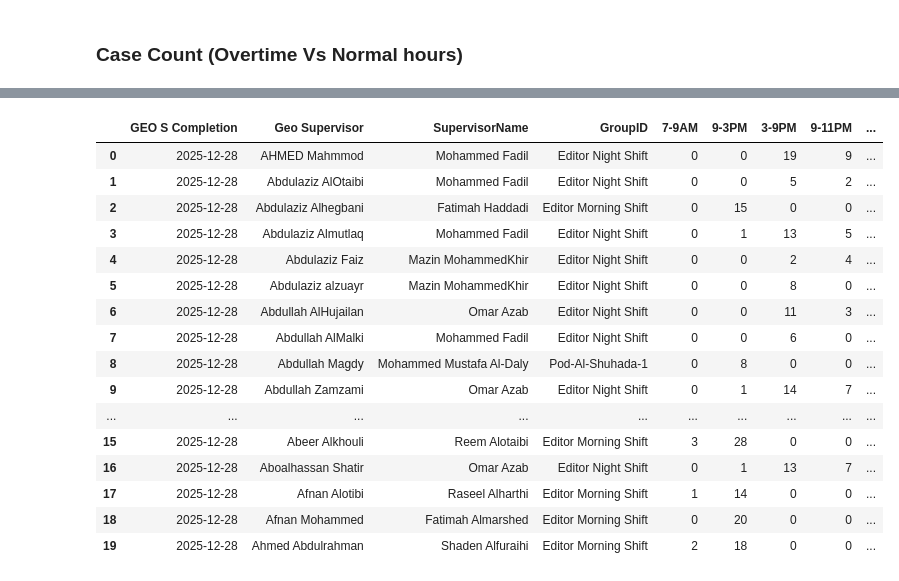
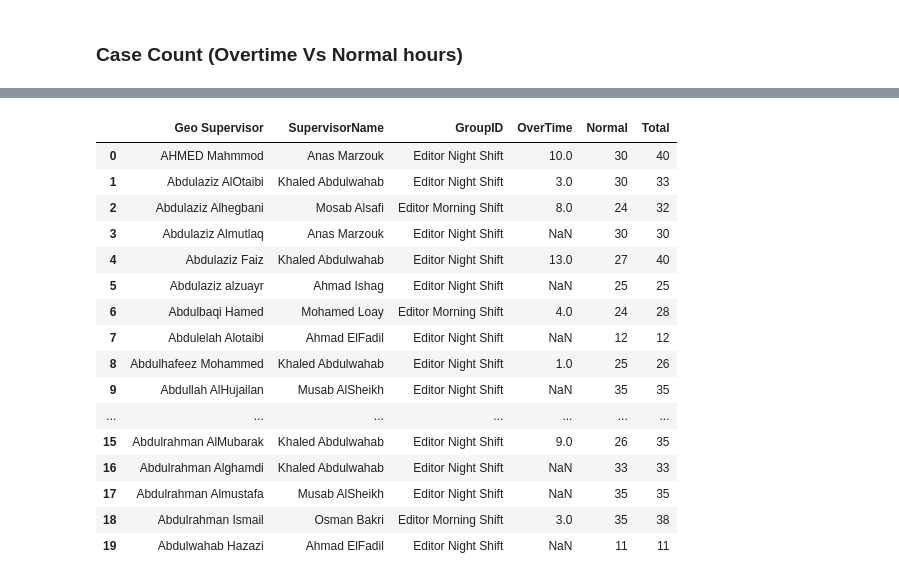
Before and after one commit to AymanSD/Editors-Evaluation, a Jupyter notebook: Evaluation.ipynb, the cells around one changed output, grey strips where cells are left out. Saved outputs shown, nothing was run; the diff lists cells and outputs as text; code cells hidden in the pictures.

```diff
--- a/Evaluation.ipynb
+++ b/Evaluation.ipynb
@@ -821,11 +821,14 @@ assign_df.head()
 # %% [markdown]
 ### Case Count (Overtime Vs Normal hours)
 # %%
-geo_Comp = pd.read_sql("""SELECT * FROM grsdbrd.[GeoCompletion] WHERE [GEO S Completion] BETWEEN '2025-12-28' AND '2026-01-01' """, engine_sqlserver)
+period = 1
+end_date = datetime.now().date()
+start_date = end_date - timedelta(days=period)
+geo_Comp = pd.read_sql(f"""SELECT * FROM grsdbrd.[GeoCompletion] WHERE [GEO S Completion] BETWEEN '{start_date}' AND '{end_date}' """, engine_sqlserver)
 # %%
 geo_Comp = convert_to_date(geo_Comp)
 # %%
-# geo_Comp["CompletionTime"] = [pd.to_datetime(i.split('_')[1]) for i in geo_Comp["UniqueKey"]]
+geo_Comp["CompletionTime"] = [pd.to_datetime(i.split('_')[1]) for i in geo_Comp["UniqueKey"]]
 prod_df = geo_Comp[["Case Number", "Transferred to Geospatial", "GEO S Completion", "Geo Supervisor", "SupervisorName", "GroupID", "Region", "GeoAction", "Rejection", "CompletionTime"]]
 # %%
 prod_df.head()
@@ -839,43 +842,46 @@ prod_df.head()
 # %%
+from datetime import time
 # Extract cases by time period per editor per day
-mask_7_9 = prod_df['CompletionTime'].dt.hour.between(7, 8)
-mask_9_15 = prod_df['CompletionTime'].dt.hour.between(9, 15)
-mask_15_21 = prod_df['CompletionTime'].dt.hour.between(15, 20)
-mask_21_23 = prod_df['CompletionTime'].dt.hour.between(21, 23)
+# mask_over = prod_df['CompletionTime'].dt.hour.between(0, 7)
+# mask_normal = prod_df['CompletionTime'].dt.hour.between(8, 23)
+mask_over = prod_df['CompletionTime'].dt.time < time(8, 15)
+mask_normal = prod_df['CompletionTime'].dt.time >= time(8, 15)
+# mask_15_21 = prod_df['CompletionTime'].dt.hour.between(15, 20)
+# mask_21_23 = prod_df['CompletionTime'].dt.hour.between(21, 23)
 
 # Group by date and supervisor for each time period
-time_7_9 = prod_df.loc[mask_7_9].groupby(['GEO S Completion', 'Geo Supervisor', 'SupervisorName', 'GroupID'])['Case Number'].nunique().reset_index(name='7-9AM')
-time_9_15 = prod_df.loc[mask_9_15].groupby(['GEO S Completion', 'Geo Supervisor', 'SupervisorName', 'GroupID'])['Case Number'].nunique().reset_index(name='9-3PM')
-time_15_21 = prod_df.loc[mask_15_21].groupby(['GEO S Completion', 'Geo Supervisor', 'SupervisorName', 'GroupID'])['Case Number'].nunique().reset_index(name='3-9PM')
-time_21_23 = prod_df.loc[mask_21_23].groupby(['GEO S Completion', 'Geo Supervisor', 'SupervisorName', 'GroupID'])['Case Number'].nunique().reset_index(name='9-11PM')
+overtime = prod_df.loc[mask_over].groupby(['GEO S Completion', 'Geo Supervisor', 'SupervisorName', 'GroupID'])['Case Number'].nunique().reset_index(name='OverTime')
+normalhrs = prod_df.loc[mask_normal].groupby(['GEO S Completion', 'Geo Supervisor', 'SupervisorName', 'GroupID'])['Case Number'].nunique().reset_index(name='Normal')
+# time_15_21 = prod_df.loc[mask_15_21].groupby(['GEO S Completion', 'Geo Supervisor', 'SupervisorName', 'GroupID'])['Case Number'].nunique().reset_index(name='3-9PM')
+# time_21_23 = prod_df.loc[mask_21_23].groupby(['GEO S Completion', 'Geo Supervisor', 'SupervisorName', 'GroupID'])['Case Number'].nunique().reset_index(name='9-11PM')
 
 # Merge all time periods
-result_df = time_7_9.merge(time_9_15, on=['GEO S Completion', 'Geo Supervisor', 'SupervisorName', 'GroupID'], how='outer')
-result_df = result_df.merge(time_15_21, on=['GEO S Completion', 'Geo Supervisor', 'SupervisorName', 'GroupID'], how='outer')
-result_df = result_df.merge(time_21_23, on=['GEO S Completion', 'Geo Supervisor', 'SupervisorName', 'GroupID'], how='outer')
+result_df = overtime.merge(normalhrs, on=['GEO S Completion', 'Geo Supervisor', 'SupervisorName', 'GroupID'], how='outer')
+# result_df = result_df.merge(time_15_21, on=['GEO S Completion', 'Geo Supervisor', 'SupervisorName', 'GroupID'], how='outer')
+# result_df = result_df.merge(time_21_23, on=['GEO S Completion', 'Geo Supervisor', 'SupervisorName', 'GroupID'], how='outer')
 
 # Add total column
-result_df['Total'] = result_df[['7-9AM', '9-3PM', '3-9PM', '9-11PM']].fillna(0).sum(axis=1).astype(int)
+result_df['Total'] = result_df[['OverTime', 'Normal']].fillna(0).sum(axis=1).astype(int)#, '3-9PM', '9-11PM']].fillna(0).sum(axis=1).astype(int)
 
-result_df = result_df.fillna(0).astype({col: int for col in ['7-9AM', '9-3PM', '3-9PM', '9-11PM']})
+# result_df = result_df.fillna(0).astype({col: int for col in ['7-9AM', '9-3PM', '3-9PM', '9-11PM']})
 result_df = result_df.sort_values(['GEO S Completion', 'Geo Supervisor'])
 
 result_df.head(20)
 # %% [output]
-|  | GEO S Completion | Geo Supervisor | SupervisorName | GroupID | 7-9AM | 9-3PM | 3-9PM | 9-11PM | ... |
-| 0 | 2025-12-28 | AHMED Mahmmod | Mohammed Fadil | Editor Night Shift | 0 | 0 | 19 | 9 | ... |
-| 1 | 2025-12-28 | Abdulaziz AlOtaibi | Mohammed Fadil | Editor Night Shift | 0 | 0 | 5 | 2 | ... |
-| 2 | 2025-12-28 | Abdulaziz Alhegbani | Fatimah Haddadi | Editor Morning Shift | 0 | 15 | 0 | 0 | ... |
-| 3 | 2025-12-28 | Abdulaziz Almutlaq | Mohammed Fadil | Editor Night Shift | 0 | 1 | 13 | 5 | ... |
-| 4 | 2025-12-28 | Abdulaziz Faiz | Mazin MohammedKhir | Editor Night Shift | 0 | 0 | 2 | 4 | ... |
-| 5 | 2025-12-28 | Abdulaziz alzuayr | Mazin MohammedKhir | Editor Night Shift | 0 | 0 | 8 | 0 | ... |
-| 6 | 2025-12-28 | Abdullah AlHujailan | Omar Azab | Editor Night Shift | 0 | 0 | 11 | 3 | ... |
-| 7 | 2025-12-28 | Abdullah AlMalki | Mohammed Fadil | Editor Night Shift | 0 | 0 | 6 | 0 | ... |
-| 8 | 2025-12-28 | Abdullah Magdy | Mohammed Mustafa Al-Daly | Pod-Al-Shuhada-1 | 0 | 8 | 0 | 0 | ... |
-| 9 | 2025-12-28 | Abdullah Zamzami | Omar Azab | Editor Night Shift | 0 | 1 | 14 | 7 | ... |
-| ... | ... | ... | ... | ... | ... | ... | ... | ... | ... |
-| 15 | 2025-12-28 | Abeer Alkhouli | Reem Alotaibi | Editor Morning Shift | 3 | 28 | 0 | 0 | ... |
-| 16 | 2025-12-28 | Aboalhassan Shatir | Omar Azab | Editor Night Shift | 0 | 1 | 13 | 7 | ... |
-| 17 | 2025-12-28 | Afnan Alotibi | Raseel Alharthi | Editor Morning Shift | 1 | 14 | 0 | 0 | ... |
-| 18 | 2025-12-28 | Afnan Mohammed | Fatimah Almarshed | Editor Morning Shift | 0 | 20 | 0 | 0 | ... |
-| 19 | 2025-12-28 | Ahmed Abdulrahman | Shaden Alfuraihi | Editor Morning Shift | 2 | 18 | 0 | 0 | ... |
+|  | Geo Supervisor | SupervisorName | GroupID | OverTime | Normal | Total |
+| 0 | AHMED Mahmmod | Anas Marzouk | Editor Night Shift | 10.0 | 30 | 40 |
+| 1 | Abdulaziz AlOtaibi | Khaled Abdulwahab | Editor Night Shift | 3.0 | 30 | 33 |
+| 2 | Abdulaziz Alhegbani | Mosab Alsafi | Editor Morning Shift | 8.0 | 24 | 32 |
+| 3 | Abdulaziz Almutlaq | Anas Marzouk | Editor Night Shift | NaN | 30 | 30 |
+| 4 | Abdulaziz Faiz | Khaled Abdulwahab | Editor Night Shift | 13.0 | 27 | 40 |
+| 5 | Abdulaziz alzuayr | Ahmad Ishag | Editor Night Shift | NaN | 25 | 25 |
+| 6 | Abdulbaqi Hamed | Mohamed Loay | Editor Morning Shift | 4.0 | 24 | 28 |
+| 7 | Abdulelah Alotaibi | Ahmad ElFadil | Editor Night Shift | NaN | 12 | 12 |
+| 8 | Abdulhafeez Mohammed | Khaled Abdulwahab | Editor Night Shift | 1.0 | 25 | 26 |
+| 9 | Abdullah AlHujailan | Musab AlSheikh | Editor Night Shift | NaN | 35 | 35 |
+| ... | ... | ... | ... | ... | ... | ... |
+| 15 | Abdulrahman AlMubarak | Khaled Abdulwahab | Editor Night Shift | 9.0 | 26 | 35 |
+| 16 | Abdulrahman Alghamdi | Khaled Abdulwahab | Editor Night Shift | NaN | 33 | 33 |
+| 17 | Abdulrahman Almustafa | Musab AlSheikh | Editor Night Shift | NaN | 35 | 35 |
+| 18 | Abdulrahman Ismail | Osman Bakri | Editor Morning Shift | 3.0 | 35 | 38 |
+| 19 | Abdulwahab Hazazi | Ahmad ElFadil | Editor Night Shift | NaN | 11 | 11 |
```
Also changed, not shown: parts of 13 cells of this notebook, 4 other files.
